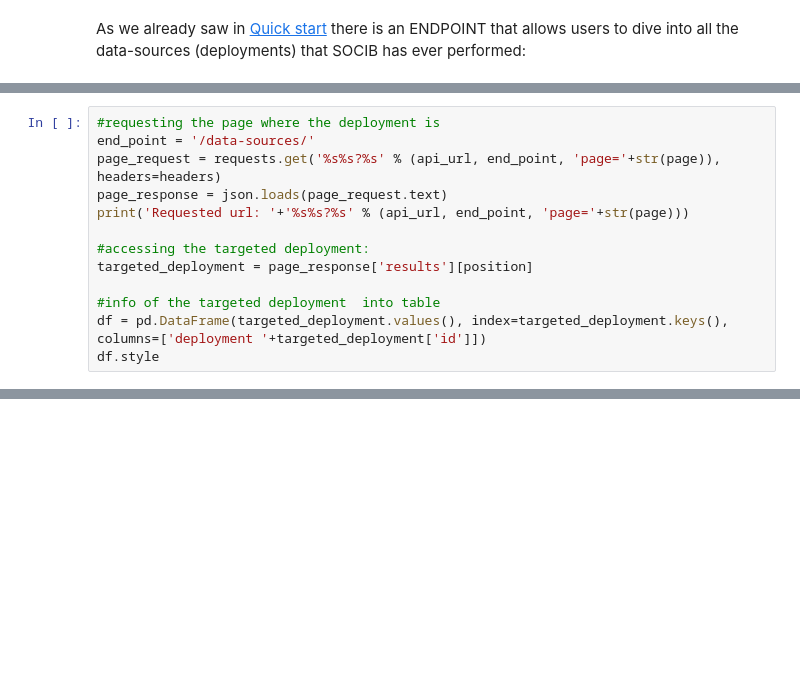
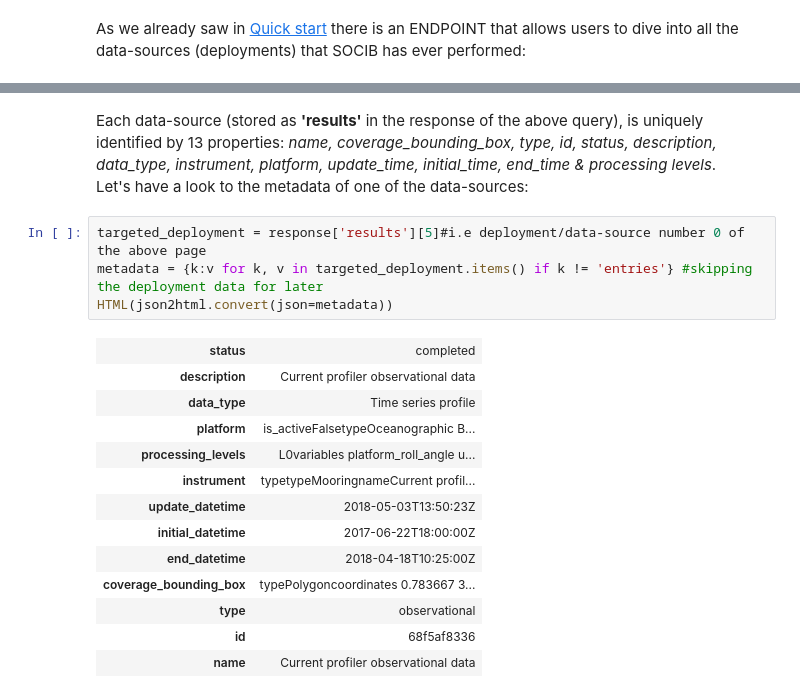
Before and after one commit to pazrg/SOCIB_API, a Jupyter notebook: data_sources/what_is_a_data_source.ipynb, the cells around one changed output, grey strips where cells are left out. Saved outputs shown, nothing was run; the diff lists cells and outputs as text; blank space fills up the shorter version.

```diff
--- a/data_sources/what_is_a_data_source.ipynb
+++ b/data_sources/what_is_a_data_source.ipynb
@@ -54,13 +44,0 @@ Deployment number 520 is on page 66 at position 0
-# %%
-#requesting the page where the deployment is
-end_point = '/data-sources/'
-page_request = requests.get('%s%s?%s' % (api_url, end_point, 'page='+str(page)), headers=headers)
-page_response = json.loads(page_request.text)
-print('Requested url: '+'%s%s?%s' % (api_url, end_point, 'page='+str(page)))
-
-#accessing the targeted deployment:
-targeted_deployment = page_response['results'][position]
-
-#info of the targeted deployment  into table
-df = pd.DataFrame(targeted_deployment.values(), index=targeted_deployment.keys(), columns=['deployment '+targeted_deployment['id']])
-df.style
@@ -203,0 +72,21 @@ Deployment number 520 produced 2 netCDFs
+# %% [markdown]
+Each data-source (stored as <b>'results'</b> in the response of the above query), is uniquely identified by 13 properties: <i>name, coverage_bounding_box, type, id, status, description, data_type, instrument, platform, update_time, initial_time, end_time & processing levels</i>.<br>
+Let's have a look to the metadata of one of the data-sources:
+# %%
+targeted_deployment = response['results'][5]#i.e deployment/data-source number 0 of the above page
+metadata = {k:v for k, v in targeted_deployment.items() if k != 'entries'} #skipping the deployment data for later
+HTML(json2html.convert(json=metadata))
+# %% [output]
+| status | completed |
+| description | Current profiler observational data |
+| data_type | Time series profile |
+| platform | is_activeFalsetypeOceanographic B... |
+| processing_levels | L0variables platform_roll_angle u... |
+| instrument | typetypeMooringnameCurrent profil... |
+| update_datetime | 2018-05-03T13:50:23Z |
+| initial_datetime | 2017-06-22T18:00:00Z |
+| end_datetime | 2018-04-18T10:25:00Z |
+| coverage_bounding_box | typePolygoncoordinates 0.783667 3... |
+| type | observational |
+| id | 68f5af8336 |
+| name | Current profiler observational data |
```
Also changed, not shown: parts of 56 cells of this notebook, 12 other files.
